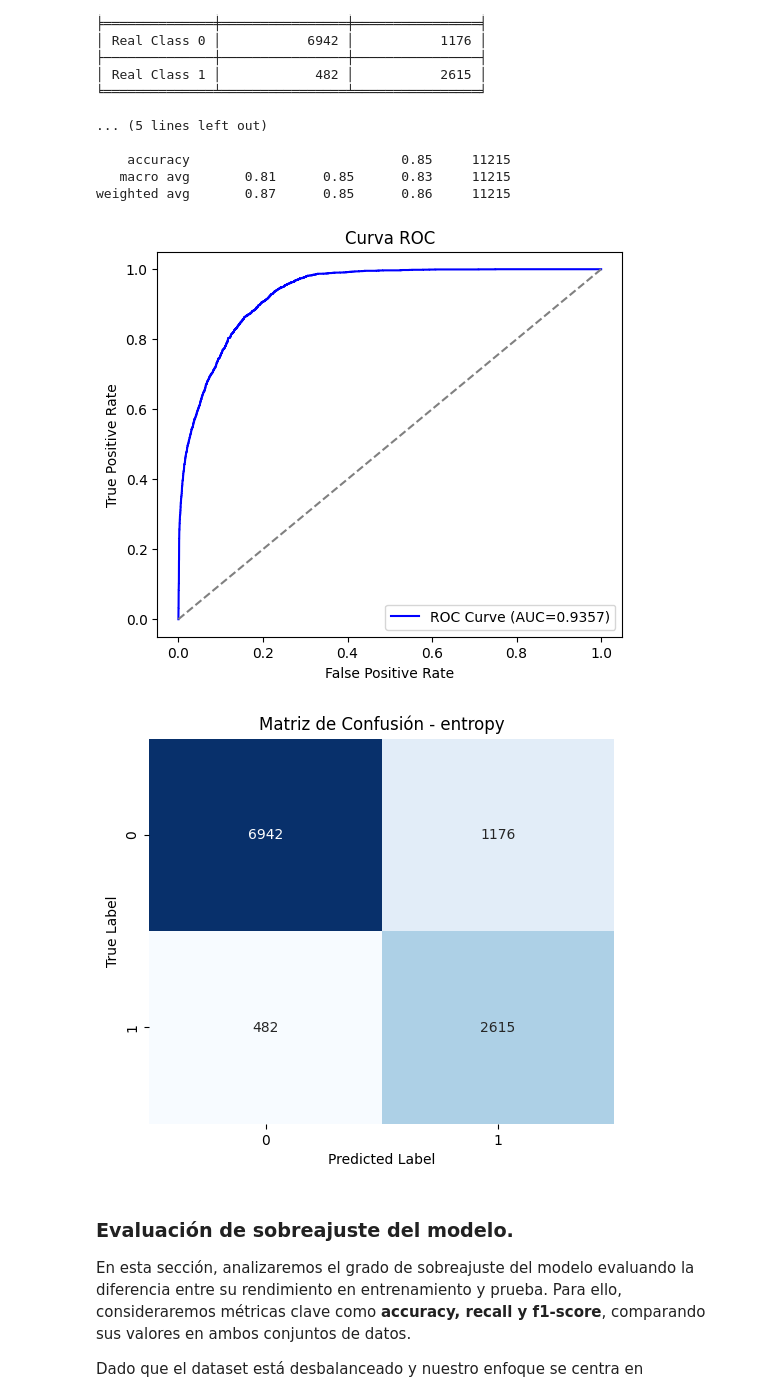
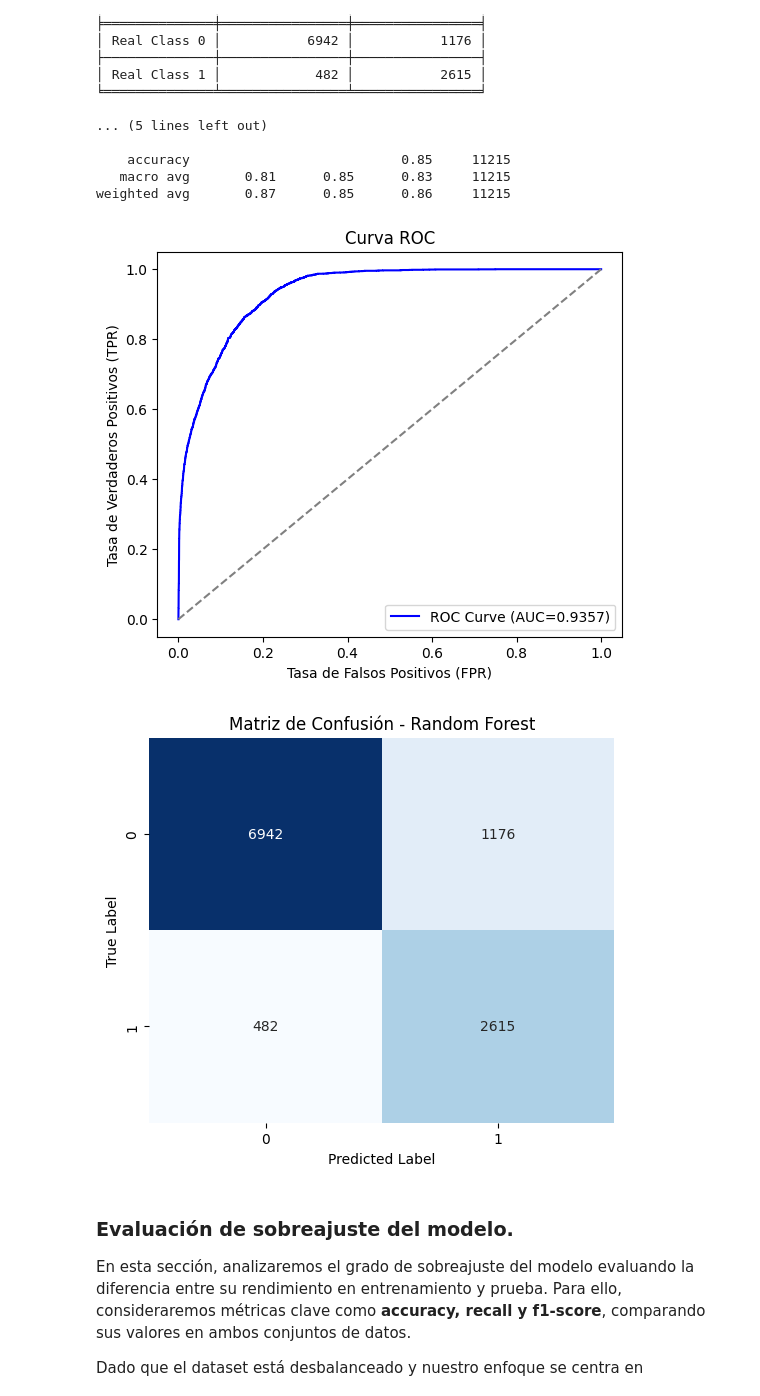
Before and after one commit to mgonzalz/ia_apuntes, a Jupyter notebook: notebooks/05_busqueda_hiperparametros.ipynb, the cells around one changed output. Cells and saved outputs as stored; diff of their text form; code cells hidden in the pictures.

```diff
--- a/notebooks/05_busqueda_hiperparametros.ipynb
+++ b/notebooks/05_busqueda_hiperparametros.ipynb
@@ -319,24 +321,24 @@ weighted avg       0.87      0.85      0.86     11215
 # %%
 fpr, tpr, _ = roc_curve(y_test, y_pred_proba)
 plt.figure(figsize=(6, 5))
 plt.plot(fpr, tpr, label=f"ROC Curve (AUC={roc_auc_score(y_test, y_pred_proba):.4f})", color='blue')
 plt.plot([0, 1], [0, 1], linestyle='--', color='gray')
-plt.xlabel('False Positive Rate')
-plt.ylabel('True Positive Rate')
+plt.xlabel('Tasa de Falsos Positivos (FPR)')
+plt.ylabel('Tasa de Verdaderos Positivos (TPR)')
 plt.title(f'Curva ROC')
 plt.legend()
 plt.show()
 # %% [output]
-[figure, old version]
+[figure, new version]
 # %%
 plt.figure(figsize=(6, 5))
 sns.heatmap(conf_mat, annot=True, fmt='d', cmap='Blues', cbar=False)
 plt.xlabel('Predicted Label')
 plt.ylabel('True Label')
-plt.title(f'Matriz de Confusión - {best_model_params["criterion"]}')
+plt.title(f'Matriz de Confusión - Random Forest')
 plt.show()
 # %% [output]
-[figure, old version]
+[figure, new version]
 # %% [markdown]
 ### **Evaluación de sobreajuste del modelo.**
 En esta sección, analizaremos el grado de sobreajuste del modelo evaluando la diferencia entre su rendimiento en entrenamiento y prueba. Para ello, consideraremos métricas clave como **accuracy, recall y f1-score**, comparando sus valores en ambos conjuntos de datos.
```
Also changed, not shown: parts of 16 cells of this notebook, 1 other file.
